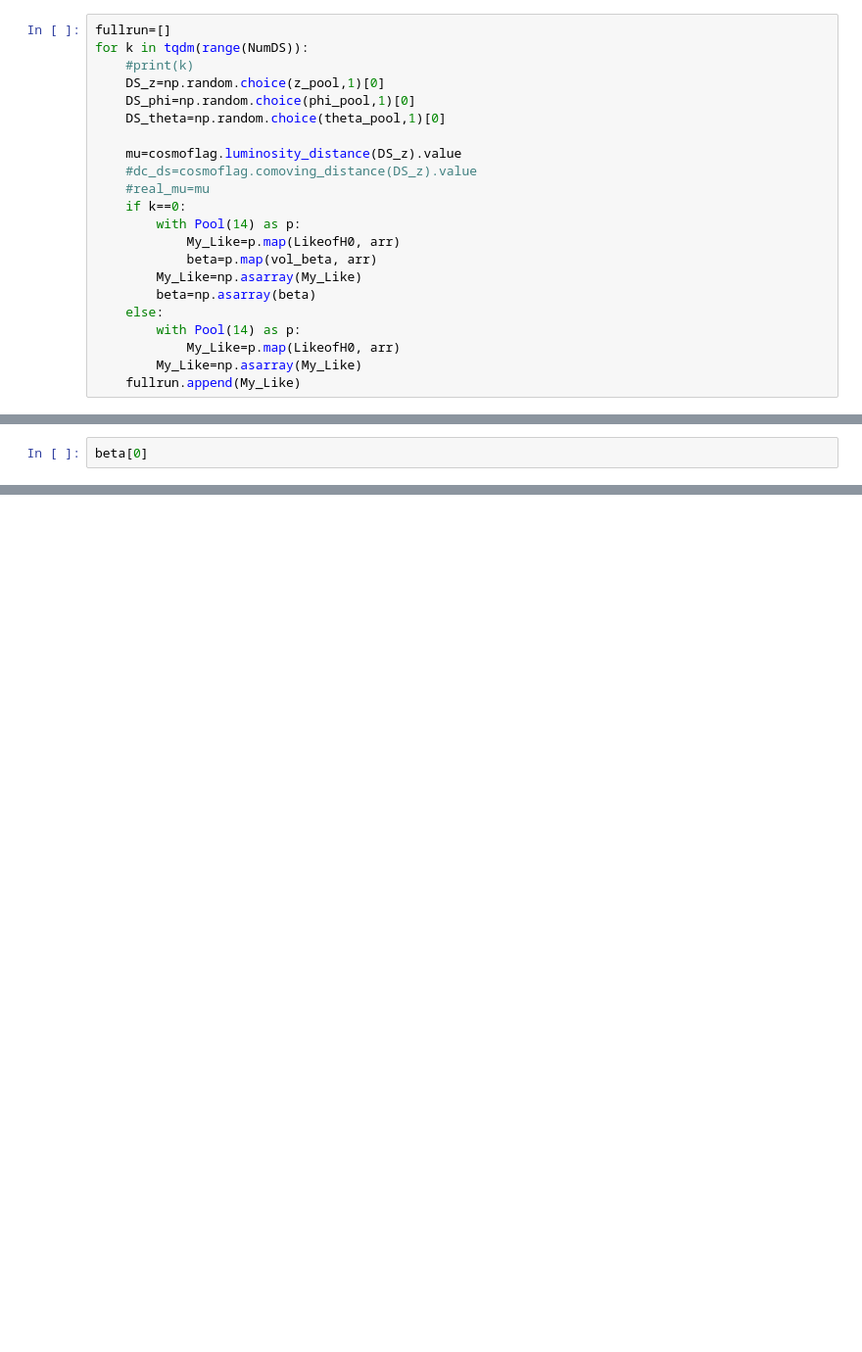
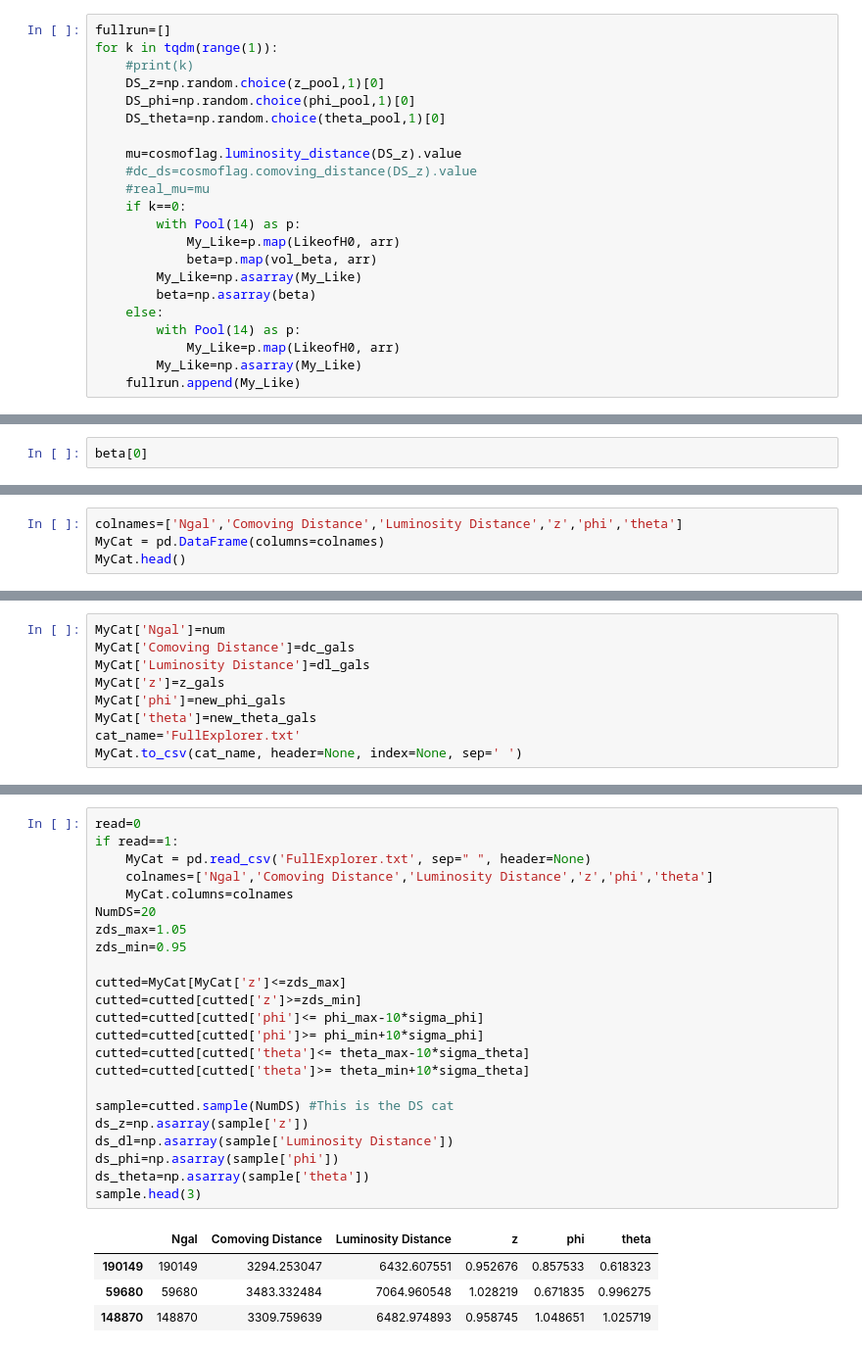
Before and after one commit to RCianca/DarkSirensStat, a Jupyter notebook: ProxyGenerator/MinimalExample.ipynb, the cells around one changed output, grey strips where cells are left out. Shown at 98% size. Drawn from its saved outputs; the diff is of its cells as text; blank space fills up the shorter version.

```diff
--- a/ProxyGenerator/MinimalExample.ipynb
+++ b/ProxyGenerator/MinimalExample.ipynb
@@ -585,6 +607,6 @@ print(len(theta_pool))
 # %%
 fullrun=[]
-for k in tqdm(range(NumDS)):
+for k in tqdm(range(1)):
     #print(k)
     DS_z=np.random.choice(z_pool,1)[0]
     DS_phi=np.random.choice(phi_pool,1)[0]
@@ -706,0 +815,4 @@ beta[0]
+# %%
+colnames=['Ngal','Comoving Distance','Luminosity Distance','z','phi','theta']
+MyCat = pd.DataFrame(columns=colnames)
+MyCat.head()
@@ -706,0 +821,9 @@ beta[0]
+# %%
+MyCat['Ngal']=num
+MyCat['Comoving Distance']=dc_gals
+MyCat['Luminosity Distance']=dl_gals
+MyCat['z']=z_gals
+MyCat['phi']=new_phi_gals
+MyCat['theta']=new_theta_gals
+cat_name='FullExplorer.txt'
+MyCat.to_csv(cat_name, header=None, index=None, sep=' ')
@@ -706,0 +844,28 @@ beta[0]
+# %%
+read=0
+if read==1:
+    MyCat = pd.read_csv('FullExplorer.txt', sep=" ", header=None)
+    colnames=['Ngal','Comoving Distance','Luminosity Distance','z','phi','theta']
+    MyCat.columns=colnames
+NumDS=20
+zds_max=1.05
+zds_min=0.95
+
+cutted=MyCat[MyCat['z']<=zds_max]
+cutted=cutted[cutted['z']>=zds_min]
+cutted=cutted[cutted['phi']<= phi_max-10*sigma_phi]
+cutted=cutted[cutted['phi']>= phi_min+10*sigma_phi]
+cutted=cutted[cutted['theta']<= theta_max-10*sigma_theta]
+cutted=cutted[cutted['theta']>= theta_min+10*sigma_theta]
+
+sample=cutted.sample(NumDS) #This is the DS cat
+ds_z=np.asarray(sample['z'])
+ds_dl=np.asarray(sample['Luminosity Distance'])
+ds_phi=np.asarray(sample['phi'])
+ds_theta=np.asarray(sample['theta'])
+sample.head(3)
+# %% [output]
+|  | Ngal | Comoving Distance | Luminosity Distance | z | phi | theta |
+| 190149 | 190149 | 3294.253047 | 6432.607551 | 0.952676 | 0.857533 | 0.618323 |
+| 59680 | 59680 | 3483.332484 | 7064.960548 | 1.028219 | 0.671835 | 0.996275 |
+| 148870 | 148870 | 3309.759639 | 6482.974893 | 0.958745 | 1.048651 | 1.025719 |
```
Also changed, not shown: parts of 41 cells of this notebook, 13 other files.
